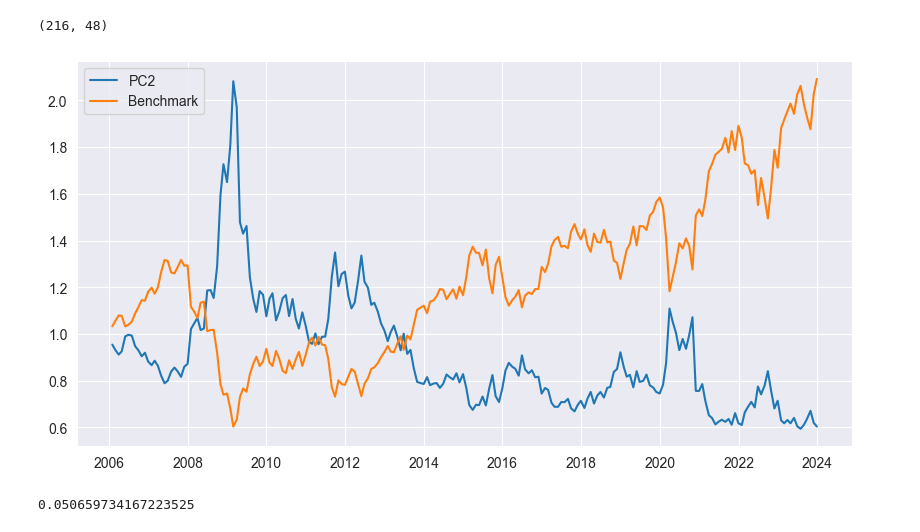
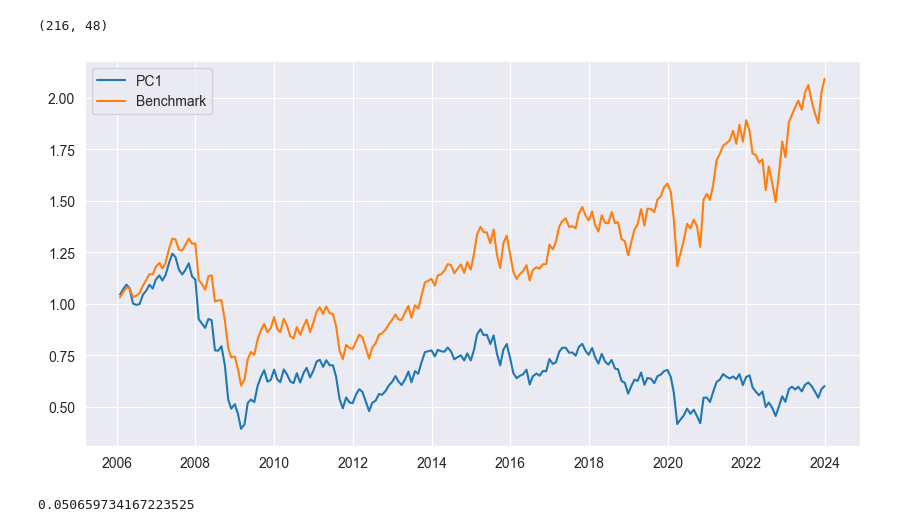
Before and after one commit to RomainCastellarnau/Financial-Econometrics-II, a Jupyter notebook: Code/core_portfolio.ipynb, the cells around one changed output. Saved outputs shown, nothing was run; the diff lists cells and outputs as text; code cells hidden in the pictures.

```diff
--- a/Code/core_portfolio.ipynb
+++ b/Code/core_portfolio.ipynb
@@ -196,19 +196,19 @@ back_transformed_pc1.shape
 # %%
 from sklearn.preprocessing import StandardScaler
 
 
 # pc_1 = pd.DataFrame(sc.fit_transform(model2.scores.iloc[: , 0].values.reshape(-1, 1))*-1 , index = returns.index)
-pc_1 = pd.DataFrame(model2.scores.iloc[:, 0].values.reshape(-1, 1), index=returns.index)
+pc_1 = pd.DataFrame(model2.scores.iloc[:, 0].values.reshape(-1, 1) * - 1 , index=returns.index)
 total_return_pc1 = np.cumprod(1 + pc_1)
 total_return_bench = np.cumprod(1 + (returns["EUROSTOXX50"]))
 
 plt.figure(figsize=(10, 5))
-plt.plot(total_return_pc1, label="PC2")
+plt.plot(total_return_pc1, label="PC1")
 plt.plot(total_return_bench, label="Benchmark")
 plt.legend()
 plt.show()
 # %% [output]
-[figure, old version]
+[figure, new version]
 # %%
 ptf_vol = model.core_ptf_vol
 ptf_vol
```
